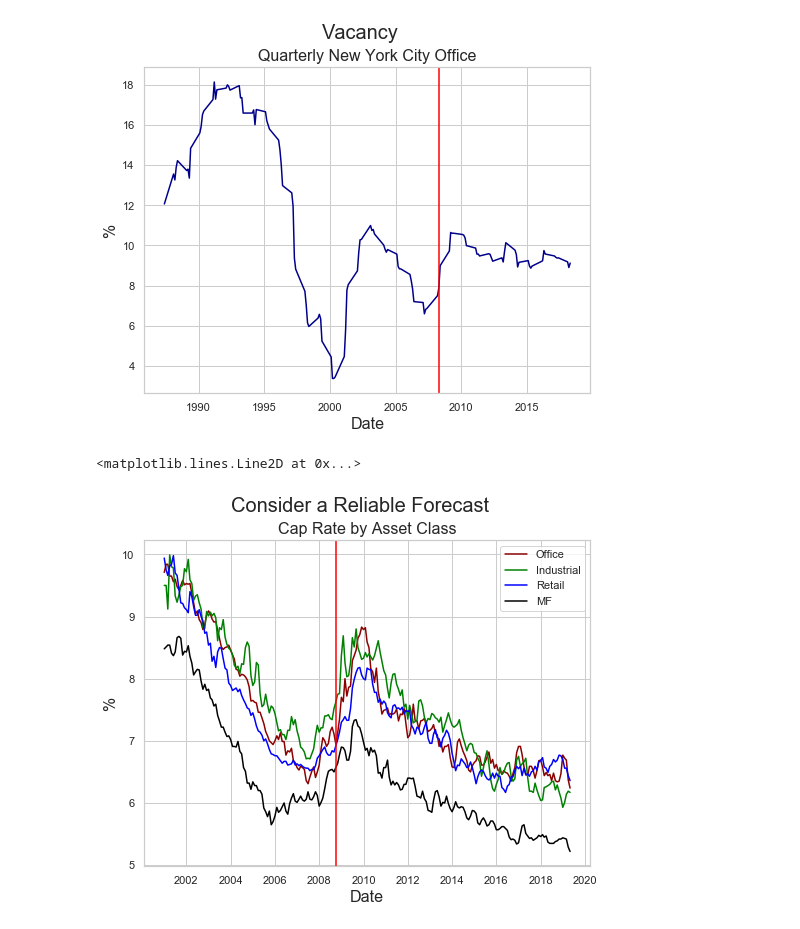
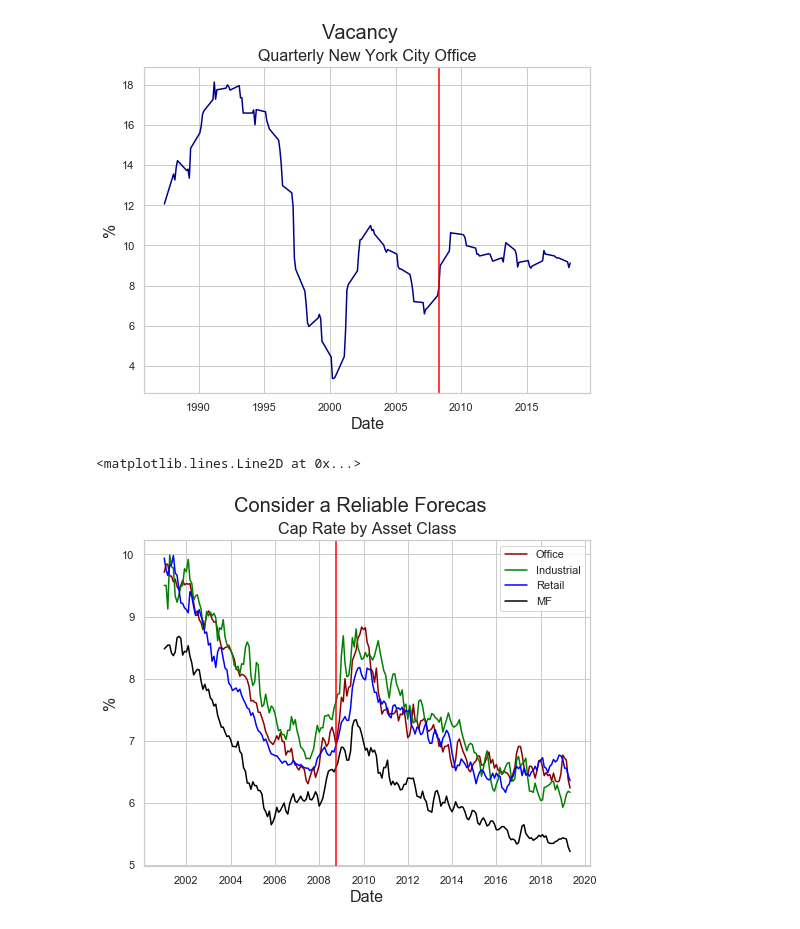
Before and after one commit to thsavage/REAL1-GC.1035, a Jupyter notebook: Summer 2019 1035 Final Lecture.ipynb, the cells around one changed output. Cells and saved outputs as stored; diff of their text form; code cells hidden in the pictures.

```diff
--- a/Summer 2019 1035 Final Lecture.ipynb
+++ b/Summer 2019 1035 Final Lecture.ipynb
@@ -283,16 +284,16 @@ plt.axvline(2008.3, color="red")
 [figure]
 # %%
 plt.figure(figsize = (8, 6))
-plt.suptitle("Consider a Reliable Forecast", fontsize=20)
+plt.suptitle("Consider a Reliable Forecas", fontsize=20)
 plt.title("Cap Rate by Asset Class", fontsize=16)
 plt.plot(cap_rates['O'], label='Office', c='darkred')
 plt.plot(cap_rates['I'], label='Industrial', c='green')
 plt.plot(cap_rates['R'], label='Retail', c='blue')
 plt.plot(cap_rates['M'], label='MF', c='black')
 plt.legend()
 plt.xlabel('Date', fontsize=16)
 plt.ylabel('%', fontsize=16)
 plt.axvline(dt.datetime(2008, 10, 1), color="red")
 # %% [output]
 <matplotlib.lines.Line2D at 0x...>
-[figure, old version]
+[figure, new version]
```
Also changed, not shown: parts of 8 cells of this notebook.
